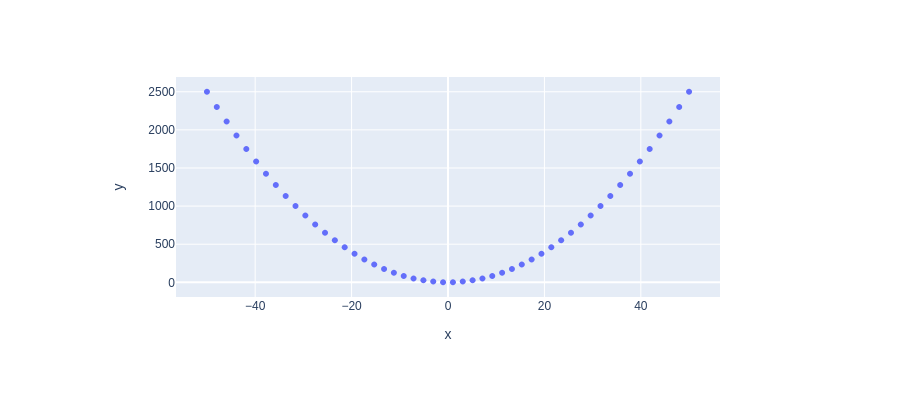
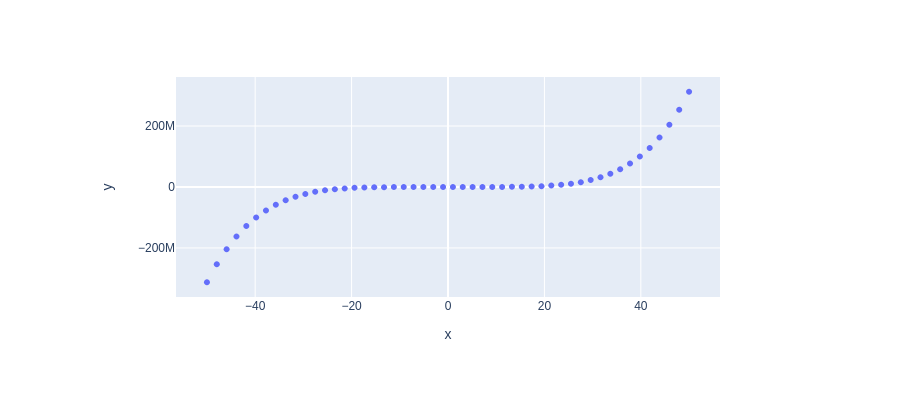
Before and after one commit to ajblum/my-notebooks-repo, a Jupyter notebook: experiment1.ipynb, the cells around one changed output. Saved outputs shown, nothing was run; the diff lists cells and outputs as text; code cells hidden in the pictures.

```diff
--- a/experiment1.ipynb
+++ b/experiment1.ipynb
@@ -1,12 +1,12 @@
 # %%
 import numpy as np
 import plotly.express as px
 # x-axis data points
 x = np.linspace(start=-50, stop=50)
 # y-axis data points
-y = x ** 2
+y = x ** 5
 # define the plot
 fig = px.scatter(x=x, y=y)
 fig.show()
 # %% [output]
-[figure, old version]
+[figure, new version]
```
